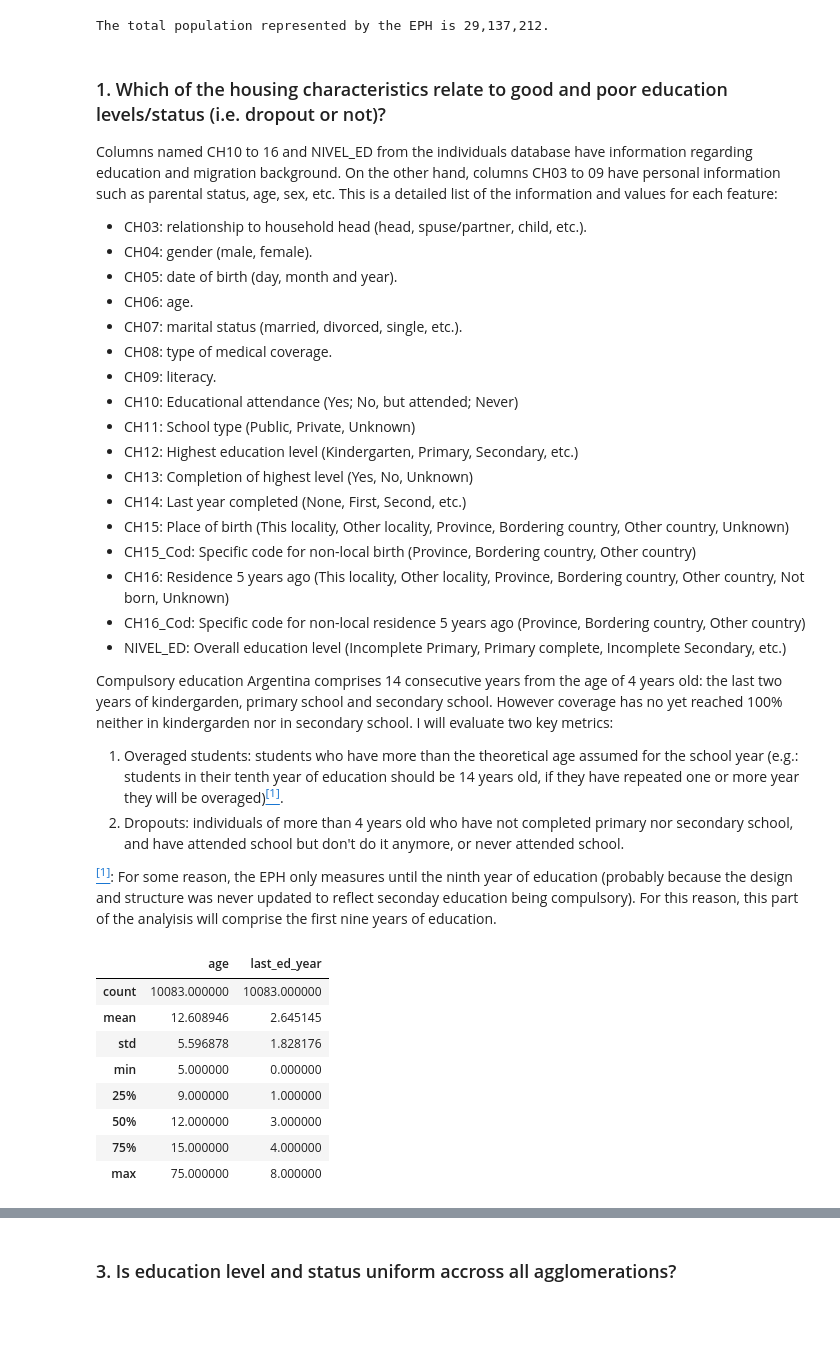
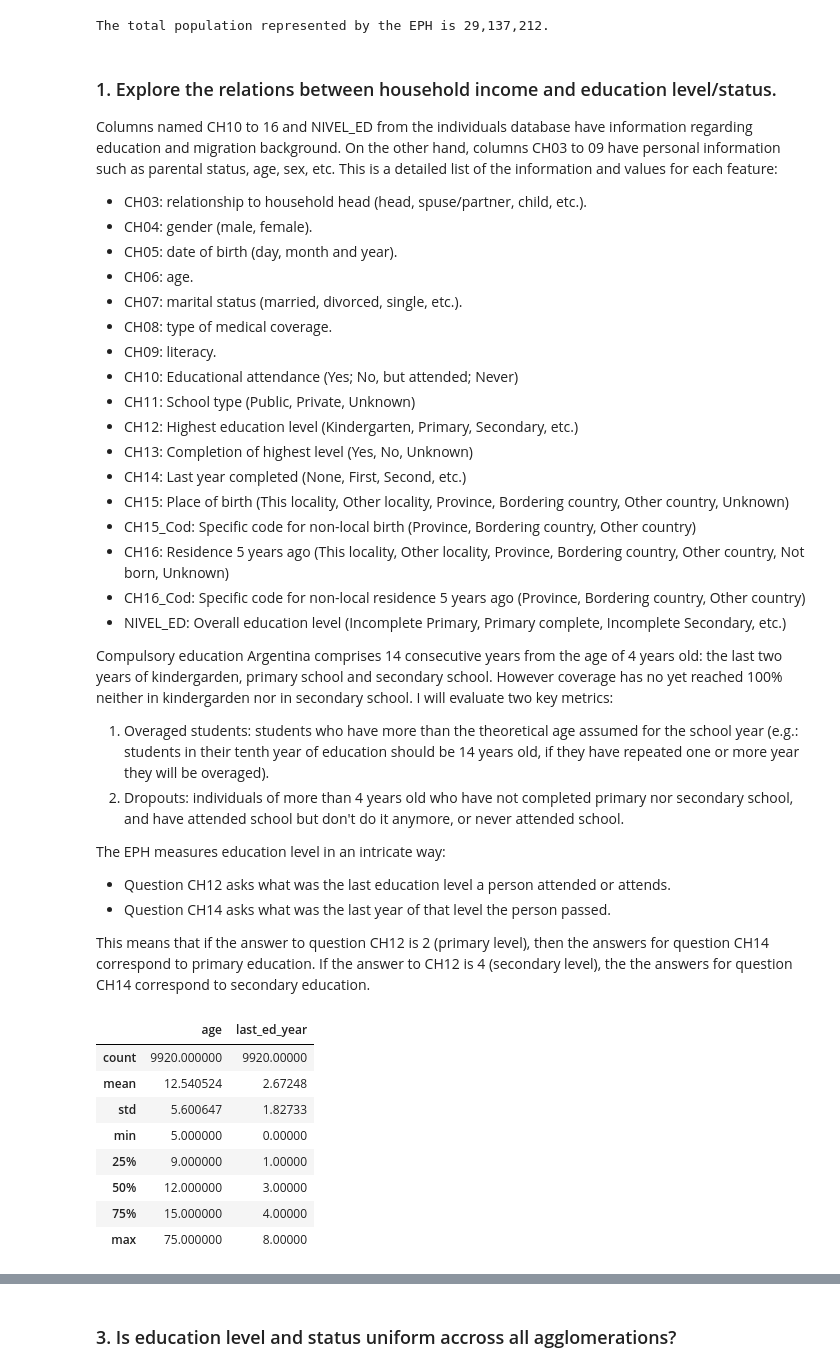
Before and after one commit to jbeiroa/learnground, a Jupyter notebook: projects/eph_sc_dropouts/EPH_School_Dropouts_Exploratory_Analysis.ipynb, the cells around one changed output, grey strips where cells are left out. Saved outputs shown, nothing was run; the diff lists cells and outputs as text; code cells hidden in the pictures; blank space fills up the shorter version.

Commit message:
fixed? overaged conditions and added interactive plot to exploratory analysis

```diff
--- a/projects/eph_sc_dropouts/EPH_School_Dropouts_Exploratory_Analysis.ipynb
+++ b/projects/eph_sc_dropouts/EPH_School_Dropouts_Exploratory_Analysis.ipynb
@@ -229,7 +362,7 @@ print(f'The total population represented by the EPH is {samples_by_aggl.populati
 # %% [output]
 The total population represented by the EPH is 29,137,212.
 # %% [markdown]
-### 1. Which of the housing characteristics relate to good and poor education levels/status (i.e. dropout or not)?
+### 1. Explore the relations between household income and education level/status.
 
 Columns named CH10 to 16 and NIVEL_ED from the individuals database have information regarding education and migration background. On the other hand, columns CH03 to 09 have personal information such as parental status, age, sex, etc. This is a detailed list of the information and values for each feature:
 
@@ -252,7 +385,11 @@ Columns named CH10 to 16 and NIVEL_ED from the individuals database have informa
 * NIVEL_ED: Overall education level (Incomplete Primary, Primary complete, Incomplete Secondary, etc.)
 
 Compulsory education Argentina comprises 14 consecutive years from the age of 4 years old: the last two years of kindergarden, primary school and secondary school. However coverage has no yet reached 100% neither in kindergarden nor in secondary school. I will evaluate two key metrics:
-1. Overaged students: students who have more than the theoretical age assumed for the school year (e.g.: students in their tenth year of education should be 14 years old, if they have repeated one or more year they will be overaged)<a name="cite_ref-1"></a>[<sup>[1]</sup>](#cite_note-1).
+1. Overaged students: students who have more than the theoretical age assumed for the school year (e.g.: students in their tenth year of education should be 14 years old, if they have repeated one or more year they will be overaged).
 2. Dropouts: individuals of more than 4 years old who have not completed primary nor secondary school, and have attended school but don't do it anymore, or never attended school.
 
-<a name="cite_note-1"></a>[<sup>[1]</sup>](#cite_ref-1): For some reason, the EPH only measures until the ninth year of education (probably because the design and structure was never updated to reflect seconday education being compulsory). For this reason, this part of the analyisis will comprise the first nine years of education.
+The EPH measures education level in an intricate way:
+* Question CH12 asks what was the last education level a person attended or attends.
+* Question CH14 asks what was the last year of that level the person passed.
+
+This means that if the answer to question CH12 is 2 (primary level), then the answers for question CH14 correspond to primary education. If the answer to CH12 is 4 (secondary level), the the answers for question CH14 correspond to secondary education.
@@ -391,19 +396,24 @@ nivel_ed = {
 # %%
 age_cond = 'CH06 >= 4' # beggining age for compulsory education
-overaged_cond = 'CH06 > CH14 + 3' # year + 3 should give the theoretical age
+overaged_cond_p = 'CH06 + 5 > CH14' # for primary ed, age + 5 gives the theoretical age
+primary_cond = 'CH12 <= 3'
+overaged_cond_s = 'CH06 + 12 > CH14' # for secondary ed, age + 12 gives the theoretical age
+secondary_cond = 'CH12 == 4'
 attendance_cond = 'CH10 == 1' #currently attending school
 level_cond = 'NIVEL_ED <= 3' #secondary education not completed
 
-overaged = indiv22.query(f'{age_cond} & {overaged_cond} & {attendance_cond} & {level_cond}')
+overaged_p = indiv22.query(f'{age_cond} & {primary_cond} & {overaged_cond_p} & {attendance_cond} & {level_cond}')
+overaged_s = indiv22.query(f'{age_cond} & {secondary_cond} & {overaged_cond_s} & {attendance_cond} & {level_cond}')
+overaged = pd.concat([overaged_p, overaged_s])
 overaged[['CH06', 'CH14']].rename({'CH06': 'age', 'CH14': 'last_ed_year'}, axis=1).describe()
 # %% [output]
 |  | age | last_ed_year |
-| count | 10083.000000 | 10083.000000 |
-| mean | 12.608946 | 2.645145 |
-| std | 5.596878 | 1.828176 |
-| min | 5.000000 | 0.000000 |
-| 25% | 9.000000 | 1.000000 |
-| 50% | 12.000000 | 3.000000 |
-| 75% | 15.000000 | 4.000000 |
-| max | 75.000000 | 8.000000 |
+| count | 9920.000000 | 9920.00000 |
+| mean | 12.540524 | 2.67248 |
+| std | 5.600647 | 1.82733 |
+| min | 5.000000 | 0.00000 |
+| 25% | 9.000000 | 1.00000 |
+| 50% | 12.000000 | 3.00000 |
+| 75% | 15.000000 | 4.00000 |
+| max | 75.000000 | 8.00000 |
 # %% [markdown]
```
Also changed, not shown: parts of 17 cells of this notebook, 2 other files.
